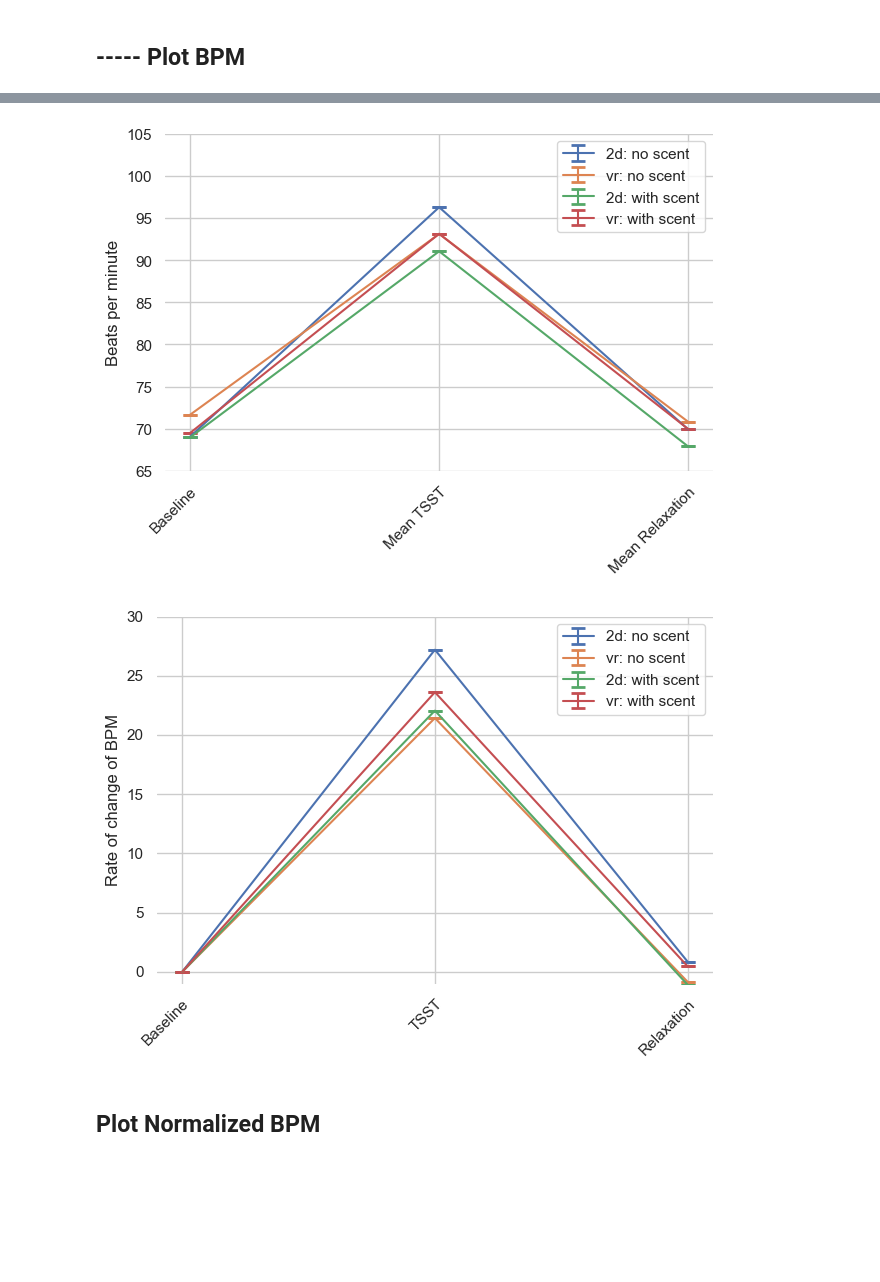
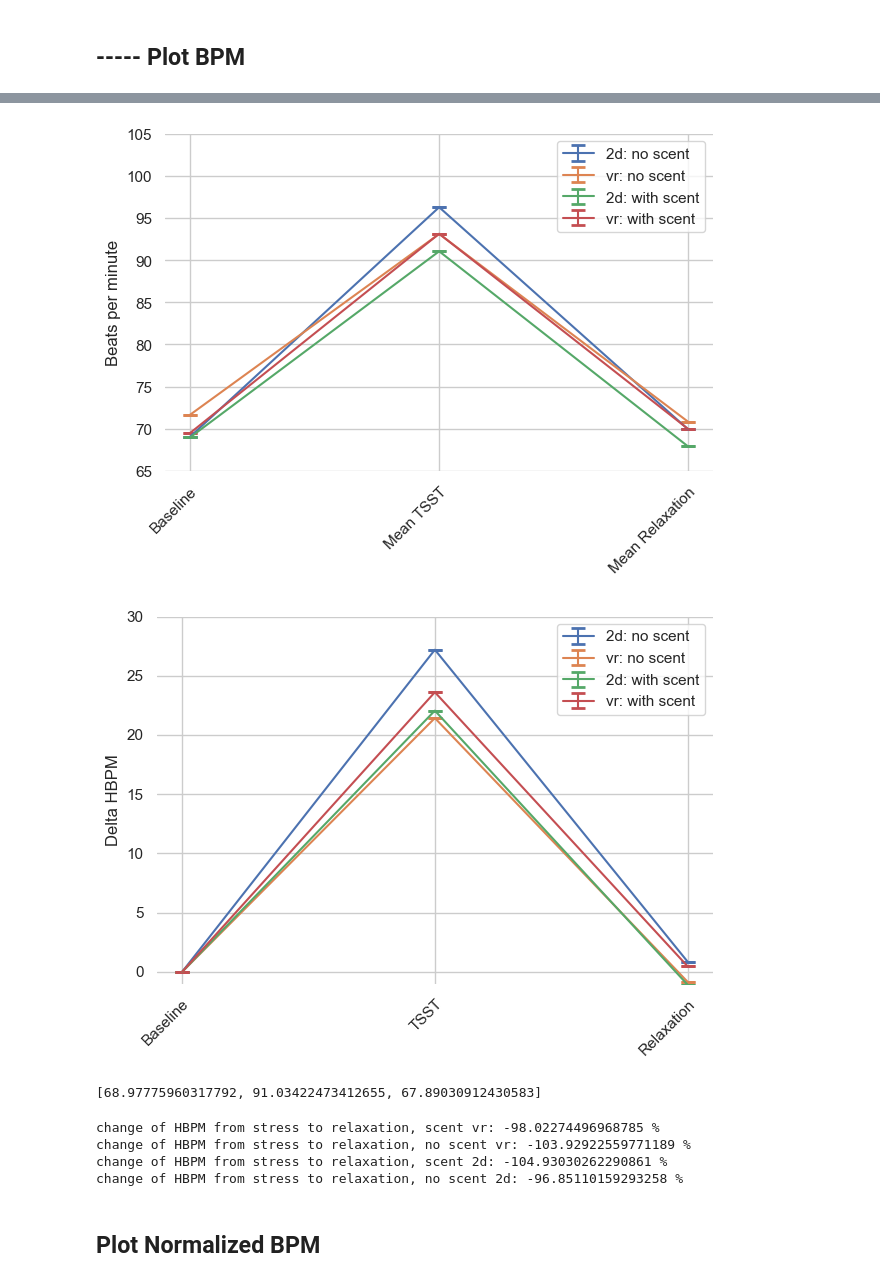
Before and after one commit to saifhanjra/tester_sony_digirelax, a Jupyter notebook: scripts/wp4/plot_from_hrv.ipynb, the cells around one changed output, grey strips where cells are left out. Saved outputs shown, nothing was run; the diff lists cells and outputs as text; code cells hidden in the pictures; blank space fills up the shorter version.

```diff
--- a/scripts/wp4/plot_from_hrv.ipynb
+++ b/scripts/wp4/plot_from_hrv.ipynb
@@ -470,32 +484,32 @@ x_pos = np.arange(len(x_labels))
 
 fig, ax = plt.subplots()
 
 mean_bpm_no_scent_2d_short_slope=get_cumsum_cond(mean_bpm_no_scent_2d_short)
 mean_bpm_no_scent_vr_short_slope =get_cumsum_cond(mean_bpm_no_scent_vr_short)
 mean_bpm_scent_2d_short_slope = get_cumsum_cond(mean_bpm_scent_2d_short)
 mean_bpm_scent_vr_short_slope =get_cumsum_cond(mean_bpm_scent_vr_short)
 
 ax.errorbar(x_pos,  list(mean_bpm_no_scent_2d_short_slope),  yerr=0, capsize=5, capthick=2, label="2d: no scent" )
 ax.errorbar(x_pos,  list(mean_bpm_no_scent_vr_short_slope),  yerr=0, capsize=5, capthick=2,label="vr: no scent" )
 ax.errorbar(x_pos,  list(mean_bpm_scent_2d_short_slope),  yerr=0, capsize=5, capthick=2, label="2d: with scent")
 ax.errorbar(x_pos,  list(mean_bpm_scent_vr_short_slope),  yerr=0, capsize=5, capthick=2, label="vr: with scent")
-ax.set_ylabel("Rate of change of BPM")
+ax.set_ylabel("Delta HBPM")
 ax.set_xticks(x_pos)
 ax.set_xticklabels(x_labels, rotation=45, ha='right', rotation_mode='anchor')
 ##title_ax = "VP001_251023_Session1_Shimmer_FBA7_Calibrated_SD
 
 for pos in ['right', 'top', 'bottom', 'left']:
    plt.gca().spines[pos].set_visible(False)
 
 
 #ax.set_title("Normalized heartbeats per minute")
 ax.yaxis.grid(True)
 plt.legend(loc='upper right')
 plt.ylim(-1, 30)
 plt.tight_layout()
 plt.show()
 # %% [output]
 [figure]
 [figure]
 [figure]
-[figure, old version]
+[figure, new version]
@@ -502,3 +526,17 @@ plt.show()
+# %%
+mean_bpm_scent_2d_short
+# %% [output]
+[68.97775960317792, 91.03422473412655, 67.89030912430583]
+# %%
+print ("change of HBPM from stress to relaxation, scent vr: " + str(scent_vr_change) +" %")
+print ("change of HBPM from stress to relaxation, no scent vr: " + str(no_scent_vr_change) +" %")
+print ("change of HBPM from stress to relaxation, scent 2d: " + str(scent_2d_change) +" %")
+print ("change of HBPM from stress to relaxation, no scent 2d: " + str(no_scent_2d_change) +" %")
+# %% [output]
+change of HBPM from stress to relaxation, scent vr: -98.02274496968785 %
+change of HBPM from stress to relaxation, no scent vr: -103.92922559771189 %
+change of HBPM from stress to relaxation, scent 2d: -104.93030262290861 %
+change of HBPM from stress to relaxation, no scent 2d: -96.85110159293258 %
 # %% [markdown]
 ## Plot Normalized BPM
 # %%
```
Also changed, not shown: parts of 15 cells of this notebook, 20 other files.
